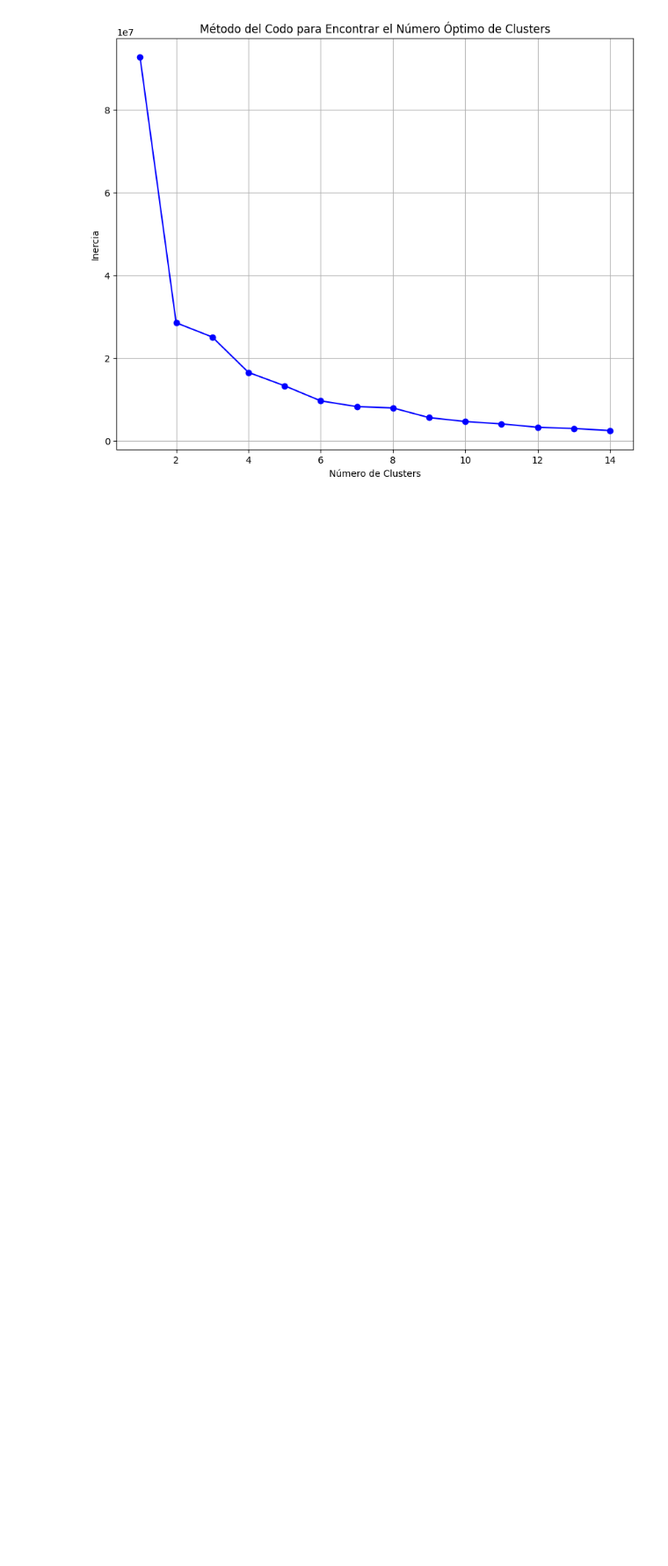
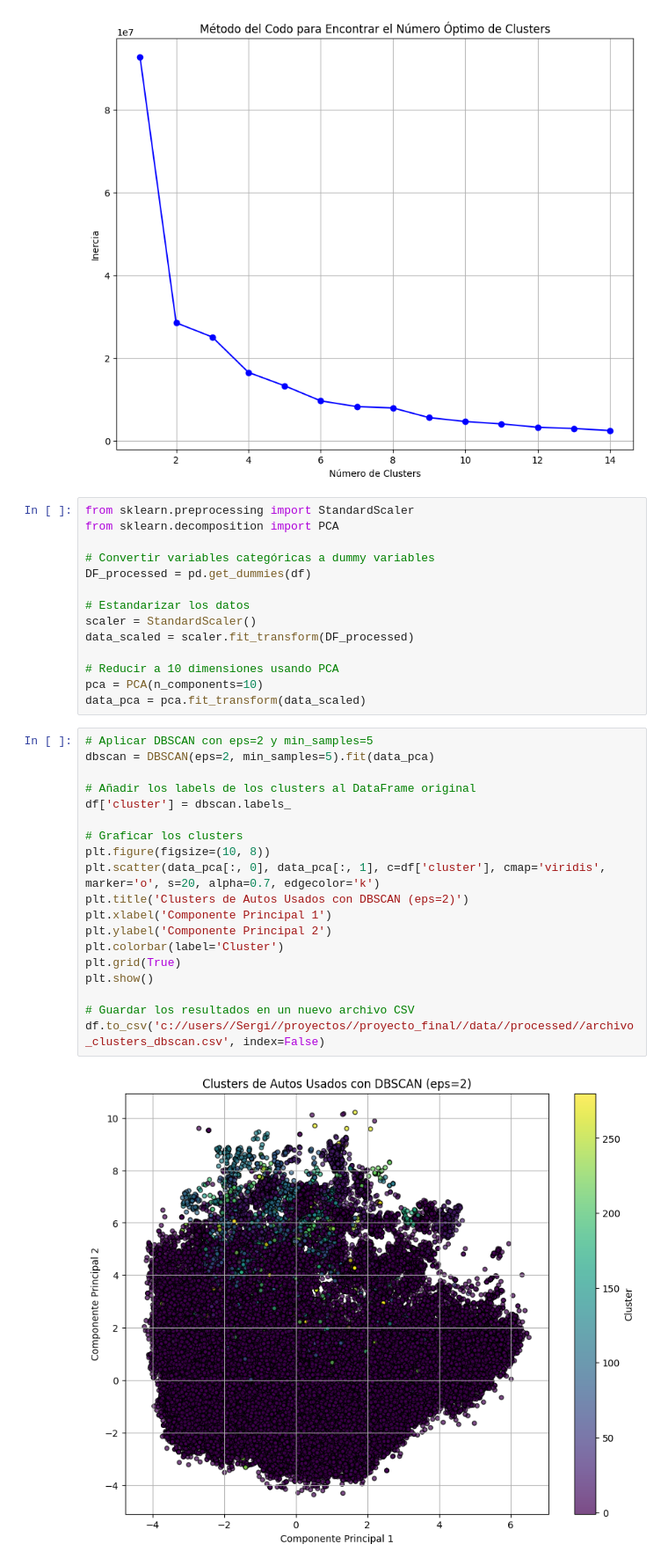
Before and after one commit to grigorow1974/Proyecto_Final, a Jupyter notebook: src/8.Cluster_Analisis.ipynb, the cells around one changed output. Shown at 88% size. Cells and saved outputs as stored; diff of their text form; blank space fills up the shorter version.

Commit message:
Cluster

```diff
--- a/src/8.Cluster_Analisis.ipynb
+++ b/src/8.Cluster_Analisis.ipynb
@@ -58,3 +58,38 @@ plt.grid(True)
 plt.show()
 # %% [output]
 [figure]
+# %%
+from sklearn.preprocessing import StandardScaler
+from sklearn.decomposition import PCA
+
+# Convertir variables categóricas a dummy variables
+DF_processed = pd.get_dummies(df)
+
+# Estandarizar los datos
+scaler = StandardScaler()
+data_scaled = scaler.fit_transform(DF_processed)
+
+# Reducir a 10 dimensiones usando PCA
+pca = PCA(n_components=10)
+data_pca = pca.fit_transform(data_scaled)
+# %%
+# Aplicar DBSCAN con eps=2 y min_samples=5
+dbscan = DBSCAN(eps=2, min_samples=5).fit(data_pca)
+
+# Añadir los labels de los clusters al DataFrame original
+df['cluster'] = dbscan.labels_
+
+# Graficar los clusters
+plt.figure(figsize=(10, 8))
+plt.scatter(data_pca[:, 0], data_pca[:, 1], c=df['cluster'], cmap='viridis', marker='o', s=20, alpha=0.7, edgecolor='k')
+plt.title('Clusters de Autos Usados con DBSCAN (eps=2)')
+plt.xlabel('Componente Principal 1')
+plt.ylabel('Componente Principal 2')
+plt.colorbar(label='Cluster')
+plt.grid(True)
+plt.show()
+
+# Guardar los resultados en un nuevo archivo CSV
+df.to_csv('c://users//Sergi//proyectos//proyecto_final//data//processed//archivo_clusters_dbscan.csv', index=False)
+# %% [output]
+[figure, added]
```
Also changed, not shown: parts of 2 cells of this notebook.
